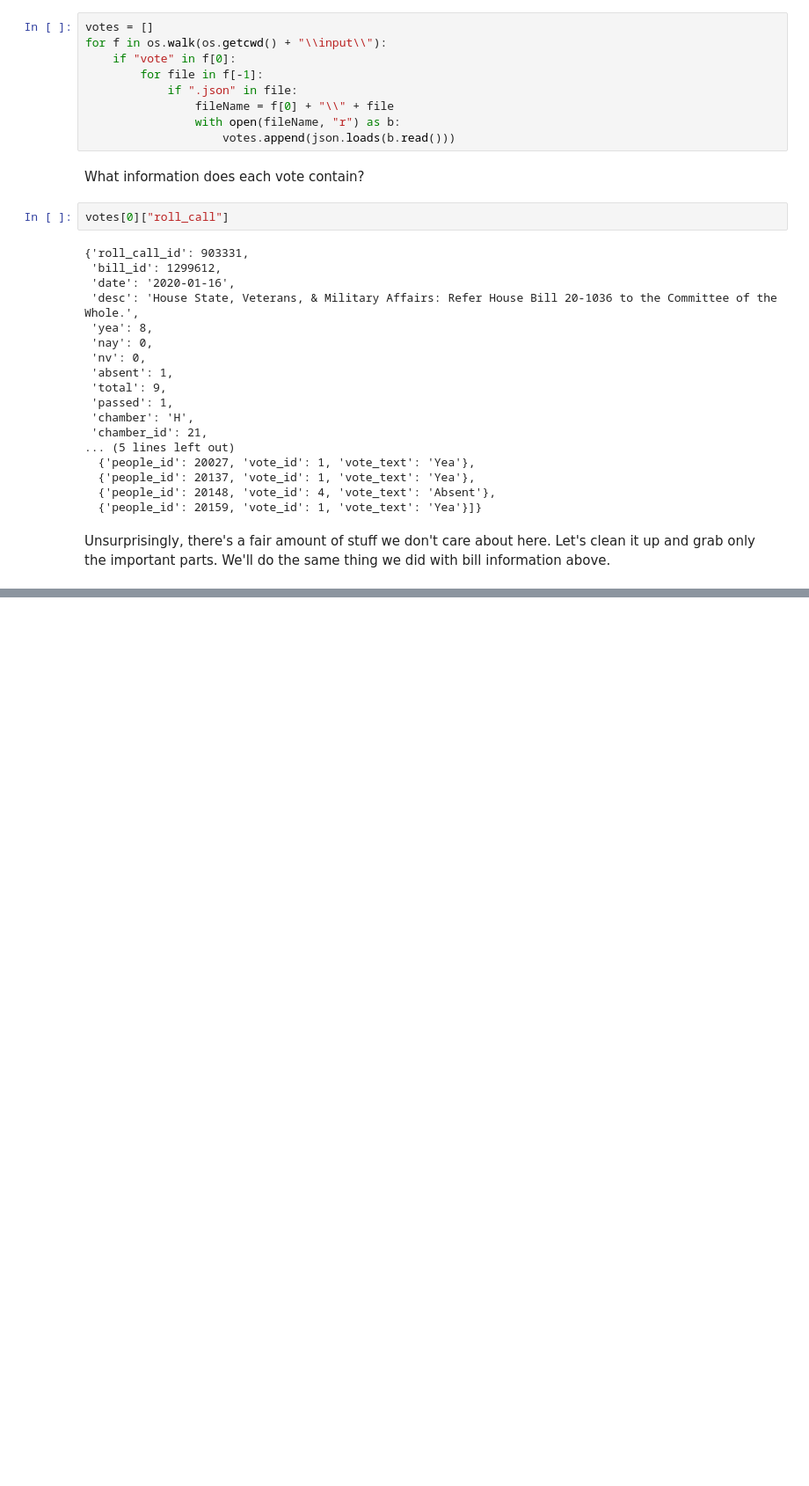
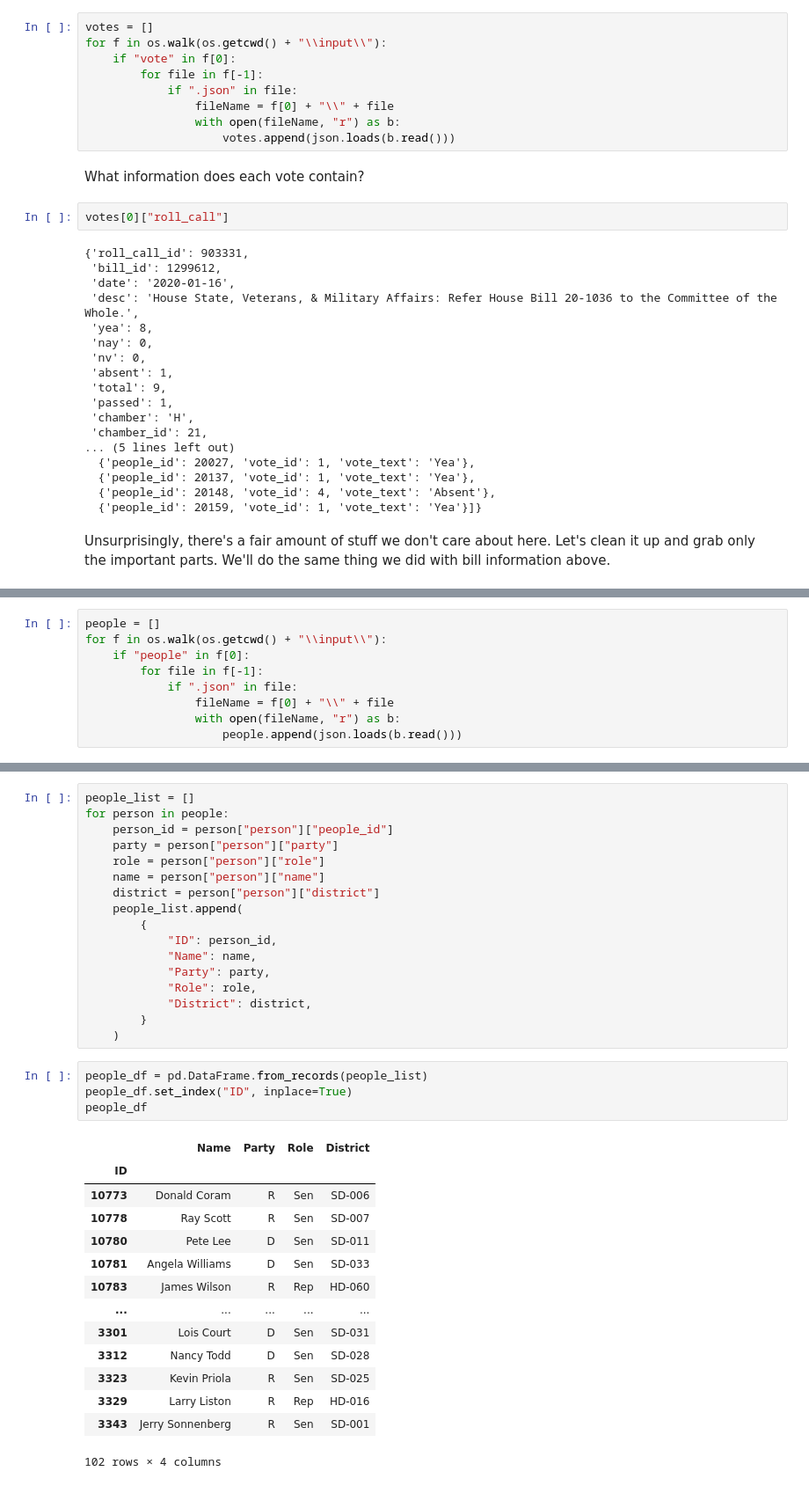
Before and after one commit to silas-wunder/LegiScan, a Jupyter notebook: basic_analysis.ipynb, the cells around one changed output, grey strips where cells are left out. Shown at 88% size. Drawn from its saved outputs; the diff is of its cells as text; blank space fills up the shorter version.

```diff
--- a/basic_analysis.ipynb
+++ b/basic_analysis.ipynb
@@ -203,0 +232,9 @@ for vote in votes:
+# %%
+people = []
+for f in os.walk(os.getcwd() + "\\input\\"):
+    if "people" in f[0]:
+        for file in f[-1]:
+            if ".json" in file:
+                fileName = f[0] + "\\" + file
+                with open(fileName, "r") as b:
+                    people.append(json.loads(b.read()))
@@ -203,0 +261,36 @@ for vote in votes:
+# %%
+people_list = []
+for person in people:
+    person_id = person["person"]["people_id"]
+    party = person["person"]["party"]
+    role = person["person"]["role"]
+    name = person["person"]["name"]
+    district = person["person"]["district"]
+    people_list.append(
+        {
+            "ID": person_id,
+            "Name": name,
+            "Party": party,
+            "Role": role,
+            "District": district,
+        }
+    )
+# %%
+people_df = pd.DataFrame.from_records(people_list)
+people_df.set_index("ID", inplace=True)
+people_df
+# %% [output]
+|  | Name | Party | Role | District |
+| ID |  |  |  |  |
+| 10773 | Donald Coram | R | Sen | SD-006 |
+| 10778 | Ray Scott | R | Sen | SD-007 |
+| 10780 | Pete Lee | D | Sen | SD-011 |
+| 10781 | Angela Williams | D | Sen | SD-033 |
+| 10783 | James Wilson | R | Rep | HD-060 |
+| ... | ... | ... | ... | ... |
+| 3301 | Lois Court | D | Sen | SD-031 |
+| 3312 | Nancy Todd | D | Sen | SD-028 |
+| 3323 | Kevin Priola | R | Sen | SD-025 |
+| 3329 | Larry Liston | R | Rep | HD-016 |
+| 3343 | Jerry Sonnenberg | R | Sen | SD-001 |
+102 rows × 4 columns
```
Also changed, not shown: parts of 6 cells of this notebook.
